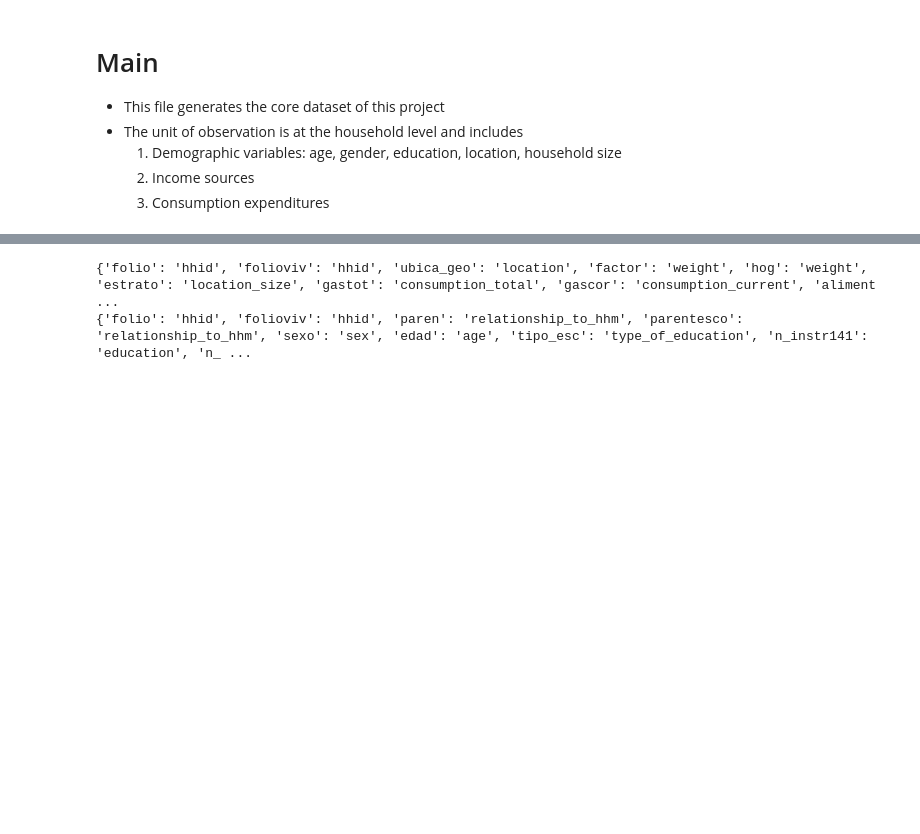
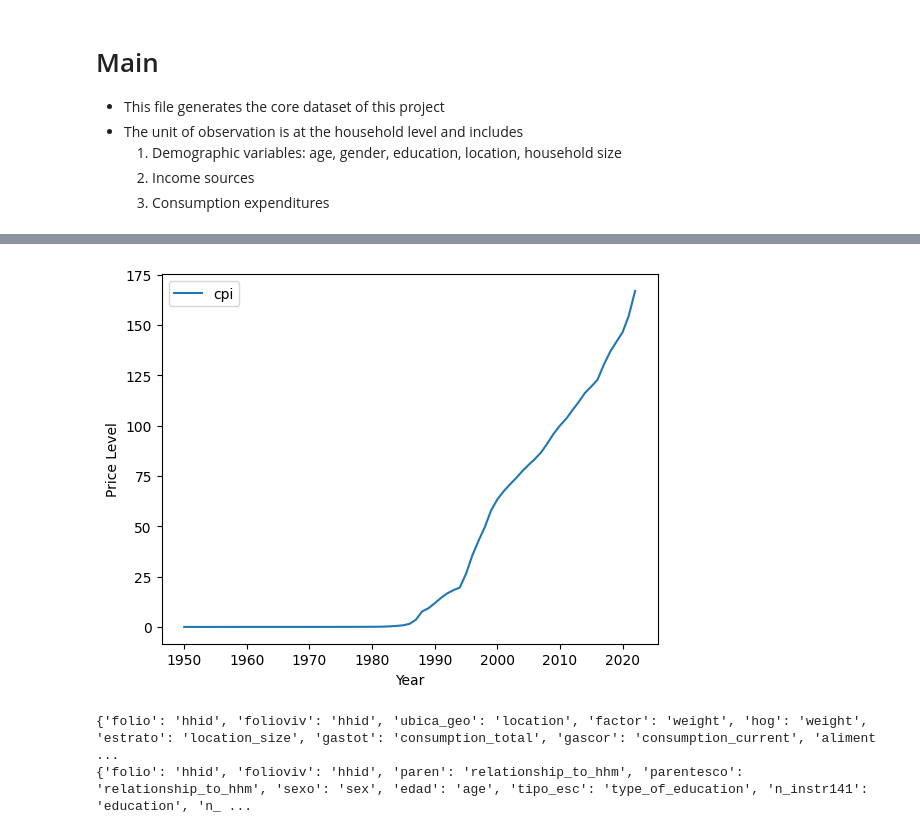
Before and after one commit to mjv2146/household-consumption, a Jupyter notebook: notebooks/01_main.ipynb, the cells around one changed output, grey strips where cells are left out. Saved outputs shown, nothing was run; the diff lists cells and outputs as text; code cells hidden in the pictures; blank space fills up the shorter version.

```diff
--- a/notebooks/01_main.ipynb
+++ b/notebooks/01_main.ipynb
@@ -35,3 +51,9 @@ cpi = cpi.drop(columns=['Unnamed: 0', 'country'])
+# %%
+cpi.plot(x='Y', y='cpi')
+plt.ylabel('Price Level')
+plt.xlabel('Year');
+# %% [output]
+[figure, added]
 # %%
 os.chdir(dicts)
 rename_main = json_utils.load_json('rename_main.json')
```
Also changed, not shown: parts of 18 cells of this notebook.
